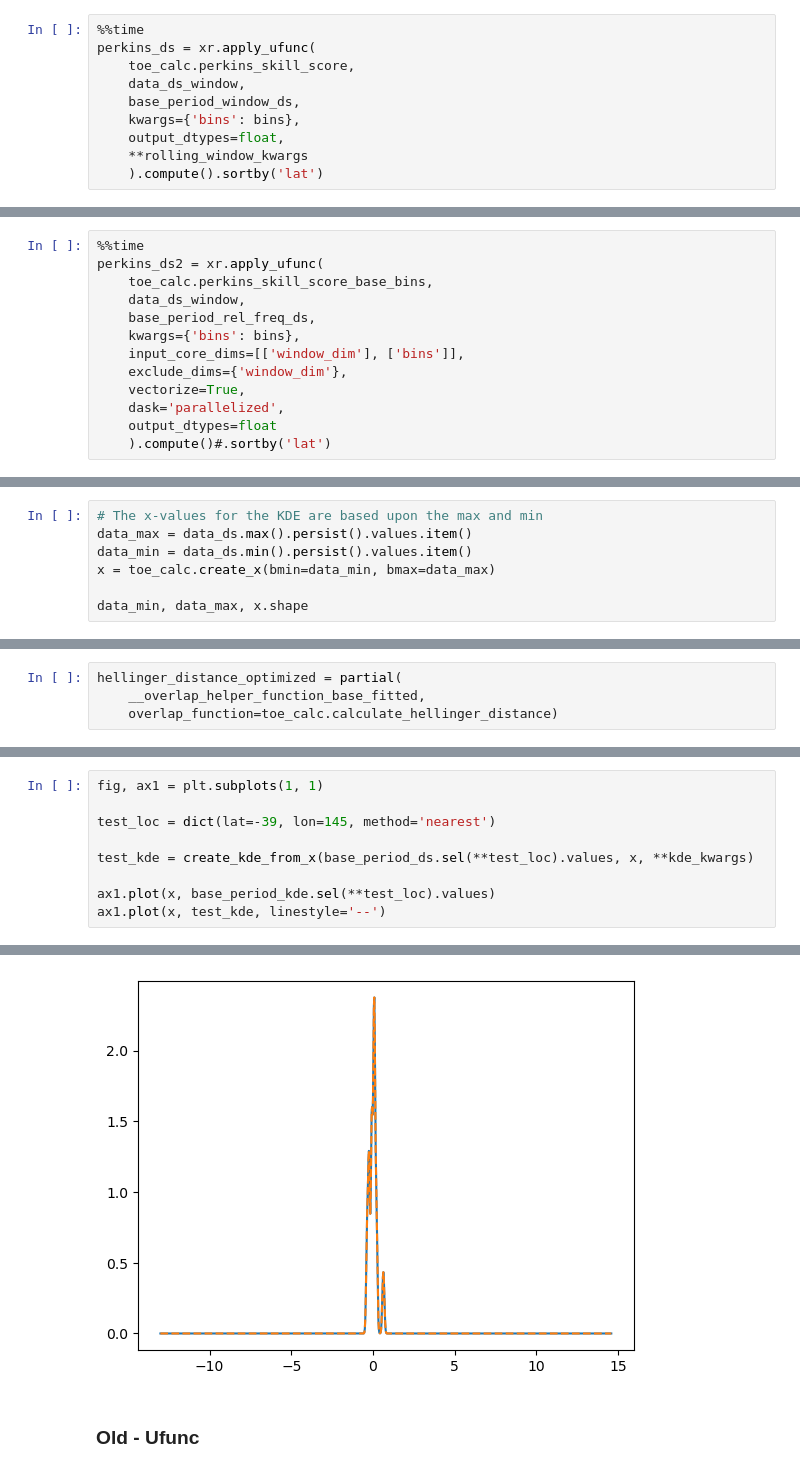
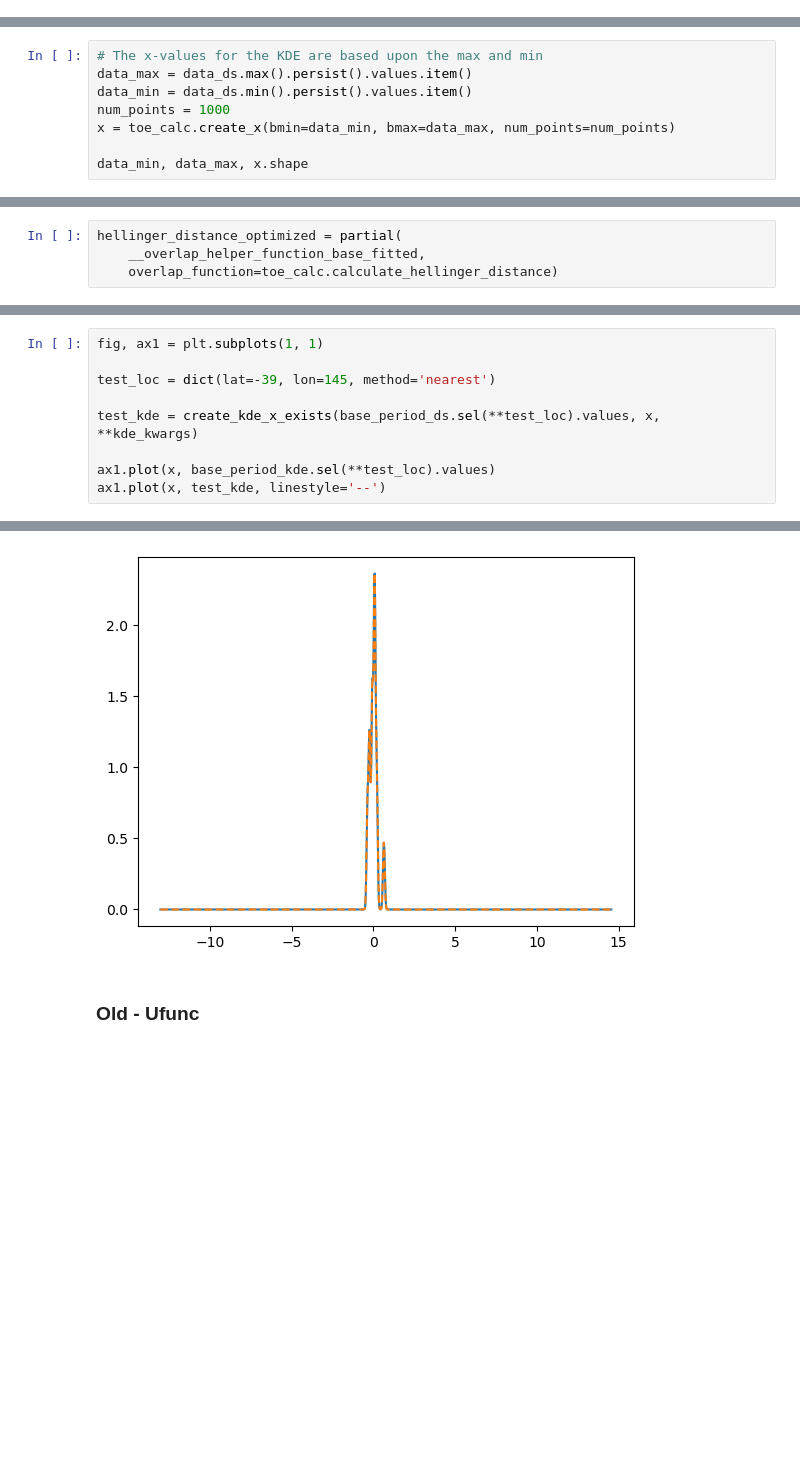
Before and after one commit to alexborowiak/time_of_emergene_drafts, a Jupyter notebook: toplevel_notebooks/03_local_emergence_calculations.ipynb, the cells around one changed output, grey strips where cells are left out. Cells and saved outputs as stored; diff of their text form; blank space fills up the shorter version.

Commit message:
Fix workflow and re-add t-test back in as variable

```diff
--- a/toplevel_notebooks/03_local_emergence_calculations.ipynb
+++ b/toplevel_notebooks/03_local_emergence_calculations.ipynb
@@ -801,10 +706,0 @@ for i, lat in enumerate(lats):
-# %%
-%%time
-perkins_ds = xr.apply_ufunc(
-    toe_calc.perkins_skill_score,
-    data_ds_window,
-    base_period_window_ds,
-    kwargs={'bins': bins},
-    output_dtypes=float,
-    **rolling_window_kwargs
-    ).compute().sortby('lat')
@@ -884,13 +778,0 @@ Wall time: 102 ms
-# %%
-%%time
-perkins_ds2 = xr.apply_ufunc(
-    toe_calc.perkins_skill_score_base_bins,
-    data_ds_window,
-    base_period_rel_freq_ds,
-    kwargs={'bins': bins},
-    input_core_dims=[['window_dim'], ['bins']],
-    exclude_dims={'window_dim'},
-    vectorize=True,
-    dask='parallelized',
-    output_dtypes=float
-    ).compute()#.sortby('lat')
@@ -1000,7 +885,8 @@ def __overlap_helper_function_base_fitted(
 # The x-values for the KDE are based upon the max and min
 data_max = data_ds.max().persist().values.item()
 data_min = data_ds.min().persist().values.item()
-x = toe_calc.create_x(bmin=data_min, bmax=data_max)
+num_points = 1000
+x = toe_calc.create_x(bmin=data_min, bmax=data_max, num_points=num_points)
 
 data_min, data_max, x.shape
 # %% [output]
@@ -1091,14 +972,14 @@ plt.ylim(0, 100)
 # %%
 fig, ax1 = plt.subplots(1, 1)
 
 test_loc = dict(lat=-39, lon=145, method='nearest')
 
-test_kde = create_kde_from_x(base_period_ds.sel(**test_loc).values, x, **kde_kwargs)
+test_kde = create_kde_x_exists(base_period_ds.sel(**test_loc).values, x, **kde_kwargs)
 
 ax1.plot(x, base_period_kde.sel(**test_loc).values)
 ax1.plot(x, test_kde, linestyle='--')
 # %% [output]
 [<matplotlib.lines.Line2D at 0x...>]
-[figure, old version]
+[figure, new version]
 # %% [markdown]
 ### Old - Ufunc
```
Also changed, not shown: parts of 76 cells of this notebook, 1 other file.
